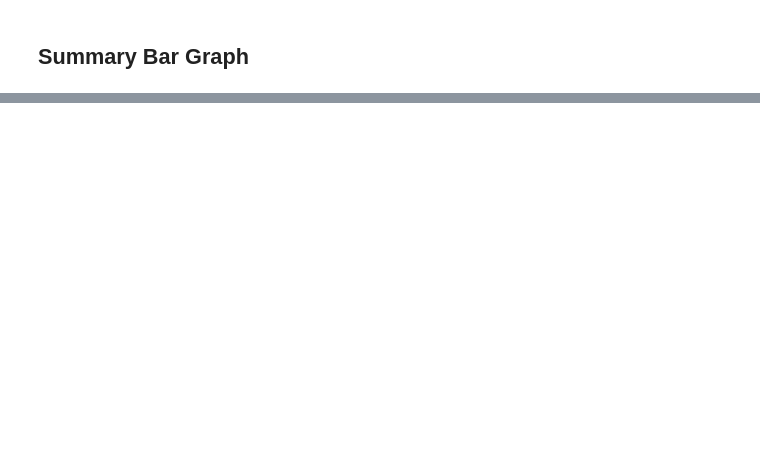
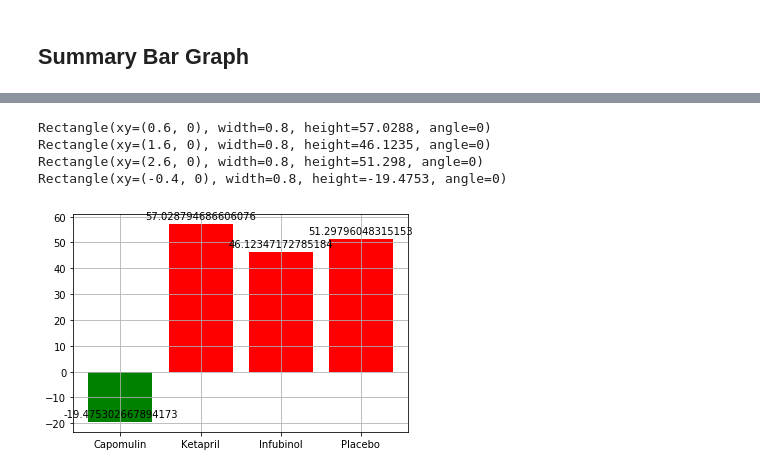
Before and after one commit to tasvora/homework, a Jupyter notebook: Week5_Matplotlib/Pymaceuticals/pymaceuticals_starter.ipynb, the cells around one changed output, grey strips where cells are left out. Cells and saved outputs as stored; diff of their text form; code cells hidden in the pictures; blank space fills up the shorter version.

```diff
--- a/Week5_Matplotlib/Pymaceuticals/pymaceuticals_starter.ipynb
+++ b/Week5_Matplotlib/Pymaceuticals/pymaceuticals_starter.ipynb
@@ -44,4 +43,6 @@ drug_mean = drug_timepoint_grp["Tumor Volume (mm3)"].mean()
 tumor_response_mean_df = pd.DataFrame({"Tumor Volume (mm3)" : drug_mean}).reset_index()
 
 # Preview DataFrame
-tumor_response_mean_df.head(20)
+tumor_response_mean_df.head()
+
+drug_names = ["Capomulin","Ketapril","Infubinol","Placebo"]
@@ -234,21 +339,49 @@ plt.show()
 # %%
 # Store all Relevant Percent Changes into a Tuple
+x_axis = np.arange(0,4,1)
+y_axis = drug_summary_df["Percentage"]
 
-
+fig, ax = plt.subplots()
 # Splice the data between passing and failing drugs
-
+pass_drug = y_axis >= 0
+fail_drug = y_axis < 0
 
 # Orient widths. Add labels, tick marks, etc.
 
-
 # Use functions to label the percentages of changes
 
+# Call functions to implement the function calls
+passlabel = ax.bar(x_axis[pass_drug], y_axis[pass_drug], color = 'red')
+faillabel = ax.bar(x_axis[fail_drug], y_axis[fail_drug], color = 'green')
+#plt object
+#How does set_xticks work with xticklabels
+ax.set_xticks(x_axis)
+ax.set_xticklabels(drug_names)
 
-# Call functions to implement the function calls
+def autolabel(rects):
+    """Attach a text label above each bar in *rects*, displaying its height."""
+    for rect in rects:
+        height = rect.get_height()
+        print(rect)
+        ax.annotate('{}'.format(height),
+                    xy=(rect.get_x() + rect.get_width() / 2, height),
+                    xytext=(0, 3),  # 3 points vertical offset
+                    textcoords="offset points",
+                    ha='center', va='bottom')
 
 
+
+autolabel(passlabel)
+autolabel(faillabel)
+ax.grid()
 # Save the Figure
 
 
 # Show the Figure
 fig.show()
+# %% [output]
+Rectangle(xy=(0.6, 0), width=0.8, height=57.0288, angle=0)
+Rectangle(xy=(1.6, 0), width=0.8, height=46.1235, angle=0)
+Rectangle(xy=(2.6, 0), width=0.8, height=51.298, angle=0)
+Rectangle(xy=(-0.4, 0), width=0.8, height=-19.4753, angle=0)
+[figure, added]
```
Also changed, not shown: parts of 22 cells of this notebook.
